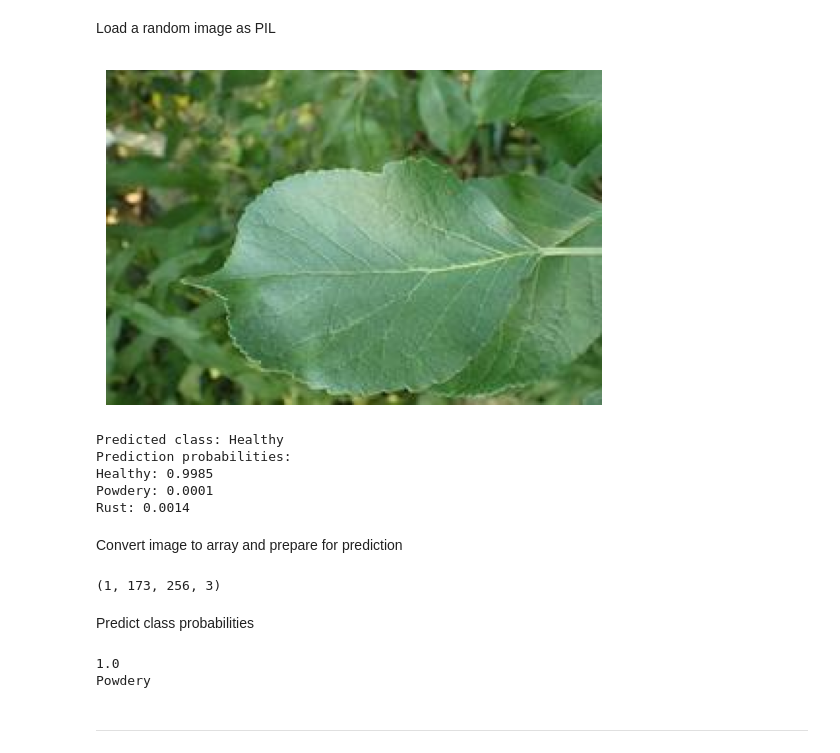
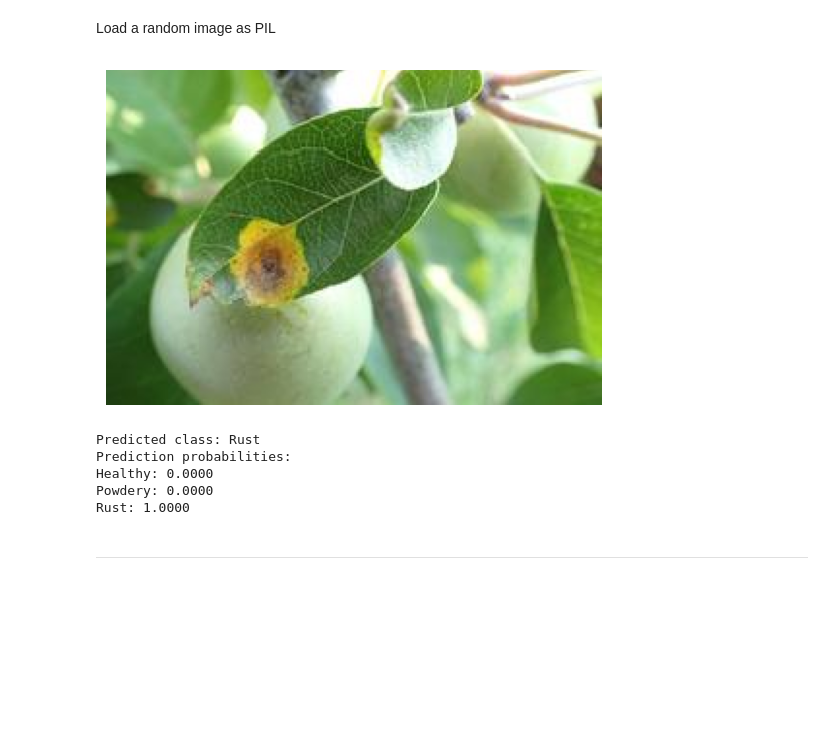
Before and after one commit to teman67/Plant-Disease-Classification-Project, a Jupyter notebook: jupyter_notebooks/03 - Modelling and Evaluating.ipynb, the cells around one changed output. Saved outputs shown, nothing was run; the diff lists cells and outputs as text; code cells hidden in the pictures; blank space fills up the shorter version.

Commit message:
add image prediction

```diff
--- a/jupyter_notebooks/03 - Modelling and Evaluating.ipynb
+++ b/jupyter_notebooks/03 - Modelling and Evaluating.ipynb
@@ -574,66 +582,42 @@ import matplotlib.pyplot as plt
 # Assume image_shape, test_path, and labels are defined
 
 # Choose an image from the test set
-pointer = 13
-label_index = 0
+pointer = 29
+label_index = 2
 label = labels[label_index]
 
 image_path = os.path.join(test_path, label, os.listdir(os.path.join(test_path, label))[pointer])
 
 # Load and display the image using Matplotlib
 img = image.load_img(image_path, target_size=image_shape, color_mode='rgb')
 plt.imshow(img)
 plt.axis('off')  # Hide axis labels
 plt.show()
 
 # Preprocess the image for prediction
 my_image = image.img_to_array(img)
 my_image = np.expand_dims(my_image, axis=0) / 255.0  # Normalize the pixel values
 
 # Make predictions
 predictions = model.predict(my_image)
 
 # Interpret predictions
 predicted_class_index = np.argmax(predictions[0])
-class_labels = ['Healthy', 'Powdery', 'Rust']  # Replace with your actual class labels
+class_labels = ['Healthy', 'Powdery', 'Rust']
 predicted_class_label = class_labels[predicted_class_index]
 
 # Display the prediction
 print(f'Predicted class: {predicted_class_label}')
 print('Prediction probabilities:')
 for i, class_label in enumerate(class_labels):
     print(f'{class_label}: {predictions[0][i]:.4f}')
 # %% [output]
-[figure, old version]
+[figure, new version]
-Predicted class: Healthy
+Predicted class: Rust
 Prediction probabilities:
-Healthy: 0.9985
-Powdery: 0.0001
-Rust: 0.0014
+Healthy: 0.0000
+Powdery: 0.0000
+Rust: 1.0000
-# %% [markdown]
-Convert image to array and prepare for prediction
-# %%
-my_image = image.img_to_array(pil_image)
-my_image = np.expand_dims(my_image, axis=0)/255
-print(my_image.shape)
-# %% [output]
-(1, 173, 256, 3)
-# %% [markdown]
-Predict class probabilities
-# %%
-pred_proba = model.predict(my_image)[0, 0]
-
-target_map = {v: k for k, v in train_set.class_indices.items()}
-pred_class = target_map[pred_proba > 0.5]
-
-if pred_class == target_map[0]:
-    pred_proba = 1 - pred_proba
-
-print(pred_proba)
-print(pred_class)
-# %% [output]
-1.0
-Powdery
 # %% [markdown]
 ---
 # %% [markdown]
```
Also changed, not shown: parts of 4 cells of this notebook, 4 other files.
